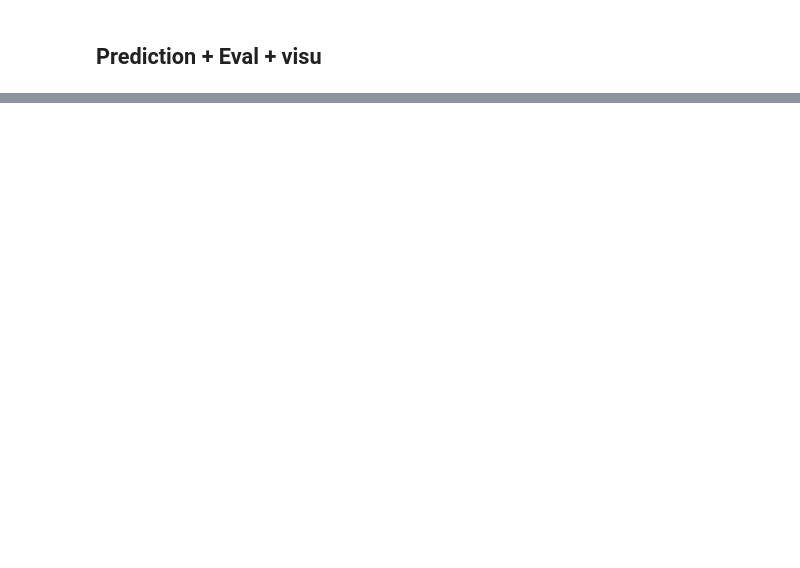
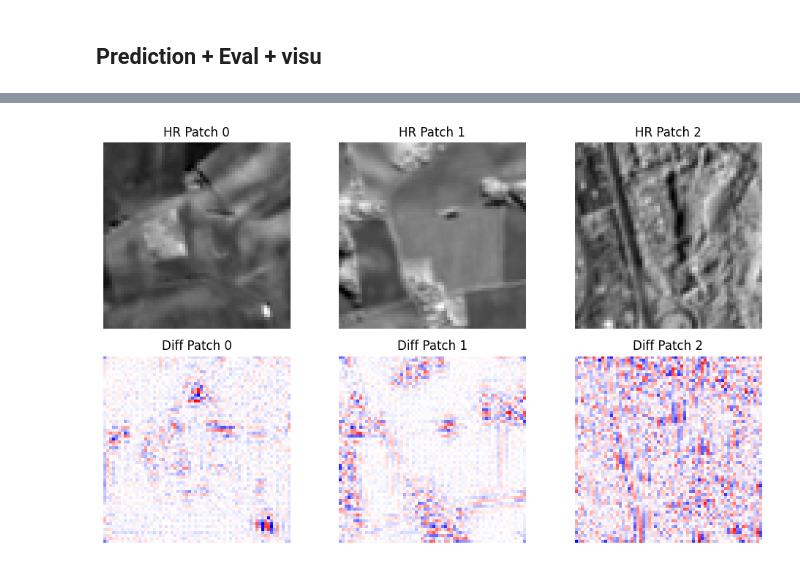
Before and after one commit to Raphael-Pellure/PY-Super-Resolution, a Jupyter notebook: NoteBook_Test.ipynb, the cells around one changed output, grey strips where cells are left out. Cells and saved outputs as stored; diff of their text form; code cells hidden in the pictures; blank space fills up the shorter version.

Commit message:
start reconstruct image

```diff
--- a/NoteBook_Test.ipynb
+++ b/NoteBook_Test.ipynb
@@ -440,0 +514,26 @@ plt.show()
+# %%
+# plot difference entre HR et resultat
+num_patches = 3
+rows = 2
+cols = num_patches
+plt.figure(figsize=(10, 6))
+for k in range(num_patches):
+    img_hr = Y_vis_cpu[k].squeeze().numpy()      # (64,64)
+    img_sr = Y_sr_vis_cpu[k].squeeze().numpy()   # (64,64)
+    img_diff = img_hr - img_sr
+
+    # ----- HR (ligne 1) -----
+    plt.subplot(rows, cols, 1 + k)
+    plt.imshow(img_hr, cmap='gray')
+    plt.title(f"HR Patch {k}")
+    plt.axis('off')
+
+    # ----- Différence (ligne 2) -----
+    plt.subplot(rows, cols, cols + 1 + k)
+    plt.imshow(img_diff, cmap='bwr', vmin=-img_diff.max(), vmax=img_diff.max())
+    plt.title(f"Diff Patch {k}")
+    plt.axis('off')
+plt.tight_layout()
+plt.show()
+# %% [output]
+[figure, added]
```
Also changed, not shown: parts of 7 cells of this notebook, 1 other file.
